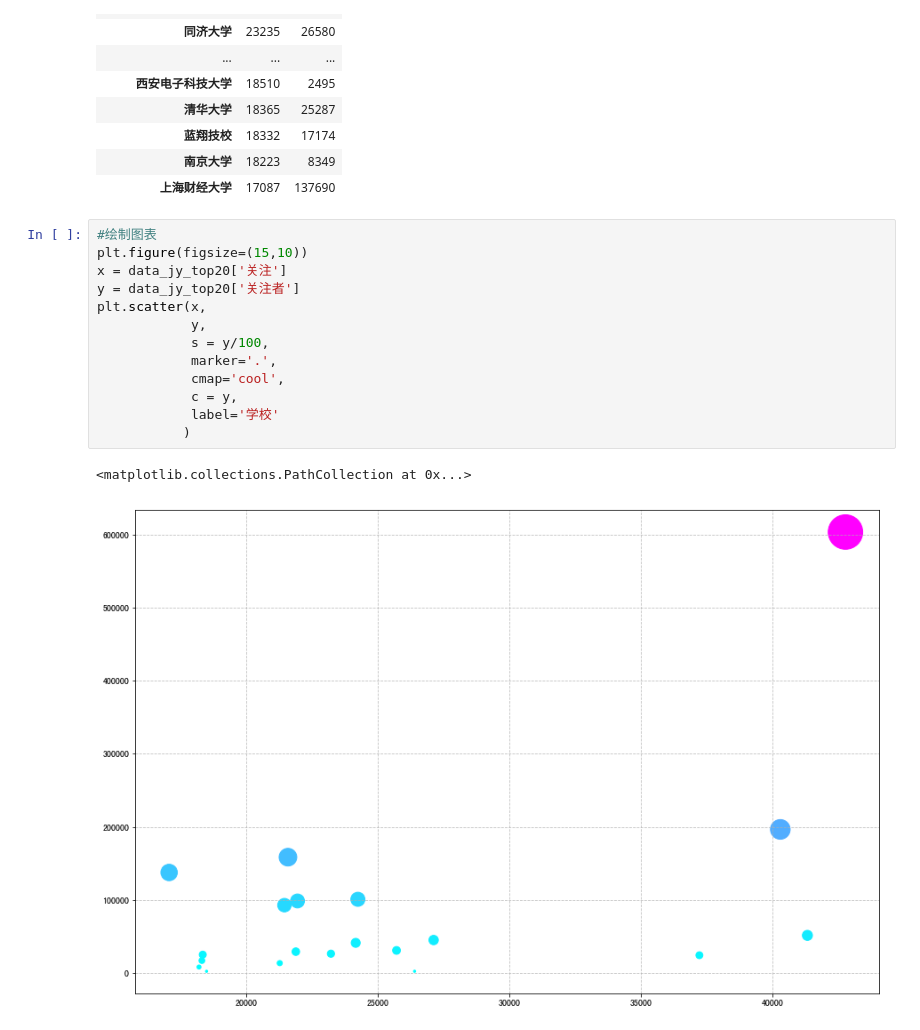
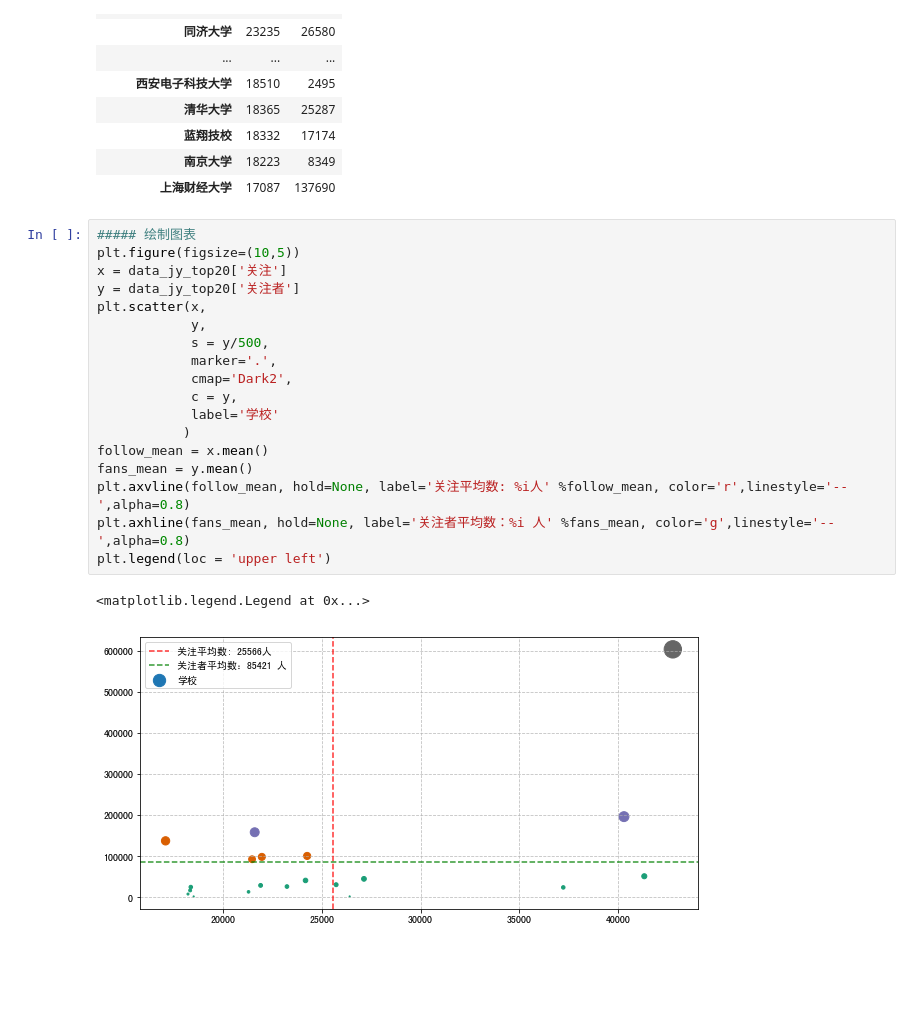
Before and after one commit to jasonzhang1986/Jupyter, a Jupyter notebook: 数据分析师微专业/ch03/作业/项目03知乎数据清洗整理和结论研究.ipynb, the cells around one changed output. Saved outputs shown, nothing was run; the diff lists cells and outputs as text; blank space fills up the shorter version.

```diff
--- a/数据分析师微专业/ch03/作业/项目03知乎数据清洗整理和结论研究.ipynb
+++ b/数据分析师微专业/ch03/作业/项目03知乎数据清洗整理和结论研究.ipynb
@@ -325,18 +325,23 @@ data_jy_top20
 | 南京大学 | 18223 | 8349 |
 | 上海财经大学 | 17087 | 137690 |
 # %%
-#绘制图表
-plt.figure(figsize=(15,10))
+##### 绘制图表
+plt.figure(figsize=(10,5))
 x = data_jy_top20['关注']
 y = data_jy_top20['关注者']
 plt.scatter(x,
             y,
-            s = y/100,
+            s = y/500,
             marker='.',
-            cmap='cool',
+            cmap='Dark2',
             c = y,
             label='学校'
            )
+follow_mean = x.mean()
+fans_mean = y.mean()
+plt.axvline(follow_mean, hold=None, label='关注平均数: %i人' %follow_mean, color='r',linestyle='--',alpha=0.8)
+plt.axhline(fans_mean, hold=None, label='关注者平均数：%i 人' %fans_mean, color='g',linestyle='--',alpha=0.8)
+plt.legend(loc = 'upper left')
 # %% [output]
-<matplotlib.collections.PathCollection at 0x...>
+<matplotlib.legend.Legend at 0x...>
-[figure, old version]
+[figure, new version]
```
Also changed, not shown: parts of 1 cell of this notebook, 3 other files.
